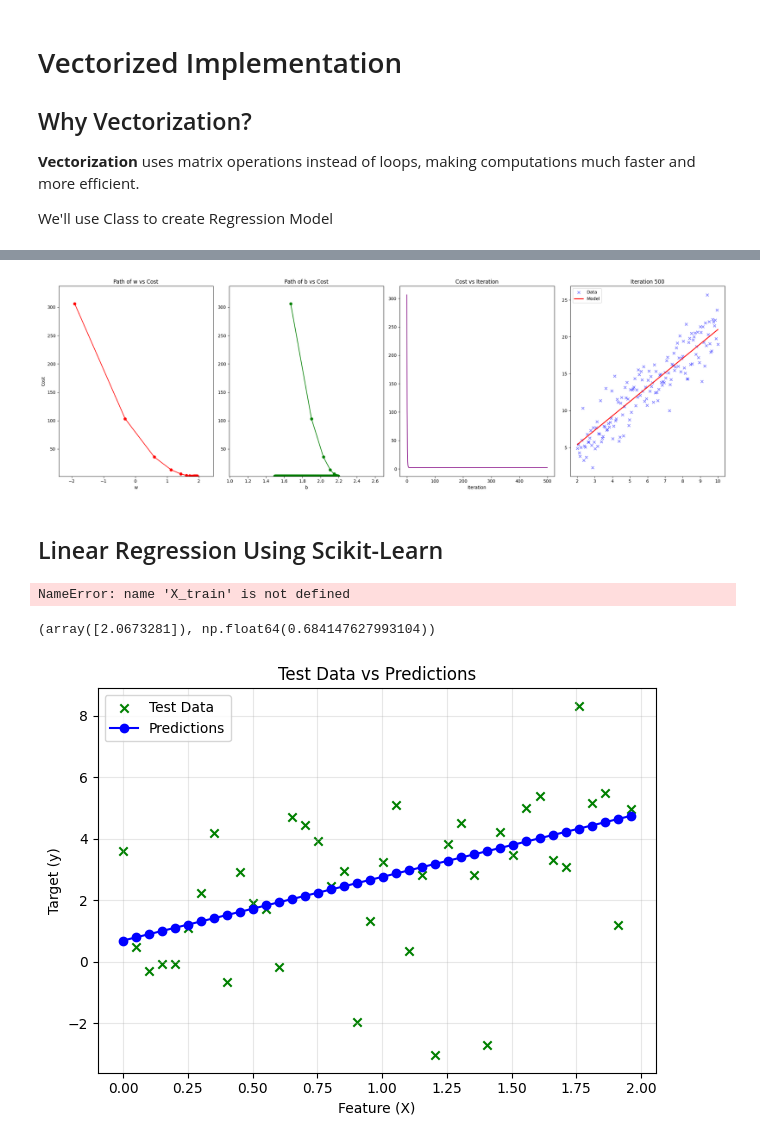
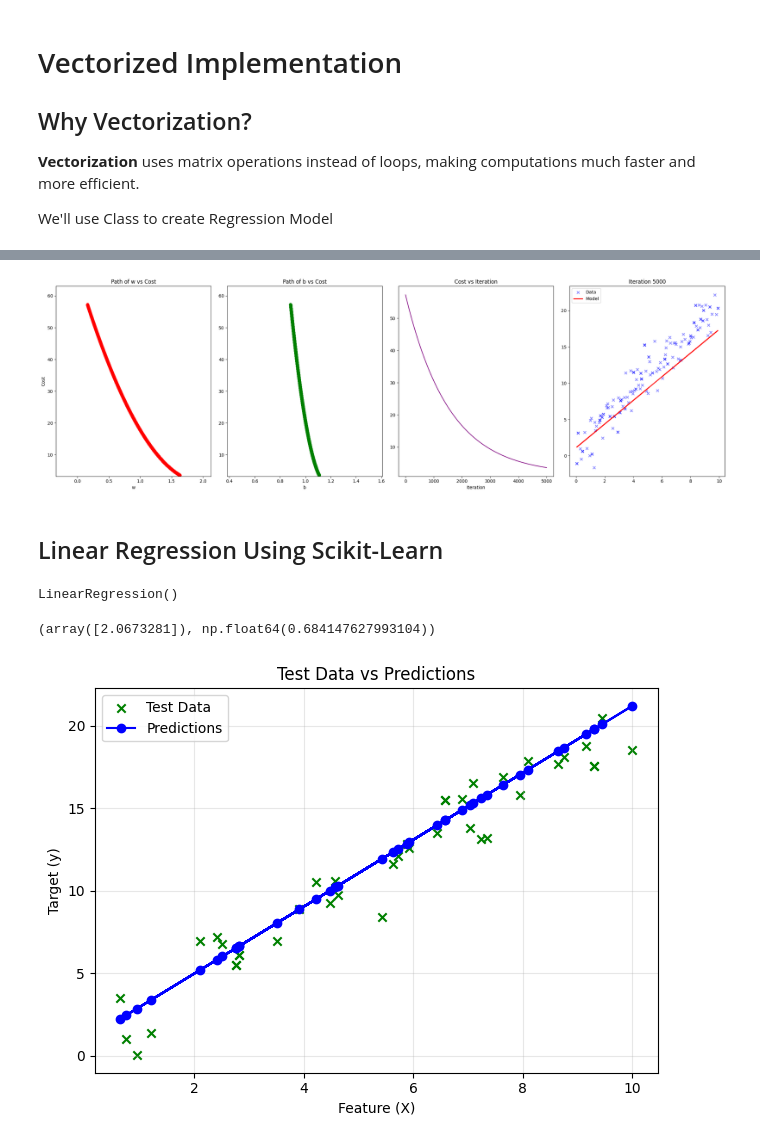
Before and after one commit to Asad-Afridi/NAVTTC-AI-Course, a Jupyter notebook: Month 02/Week 05/Notebooks/w5d1 - Univariate Linear Regression and Gradient Descent.ipynb, the cells around one changed output, grey strips where cells are left out. Saved outputs shown, nothing was run; the diff lists cells and outputs as text; code cells hidden in the pictures.

```diff
--- a/Month 02/Week 05/Notebooks/w5d1 - Univariate Linear Regression and Gradient Descent.ipynb
+++ b/Month 02/Week 05/Notebooks/w5d1 - Univariate Linear Regression and Gradient Descent.ipynb
@@ -530,6 +531,6 @@ class LinearRegression:
         return self.hypothesis(X, self.w, self.b)
 # %%
 
-model = LinearRegression(learning_rate=0.01, epochs=500, verbose=True)
+model = LinearRegression(learning_rate=0.001, epochs=500, verbose=True)
 model.fit(X_train, y_train)
 # %% [output]
@@ -634,10 +635,10 @@ class LinearRegression:
     def predict(self, X):
         return self.hypothesis(X, self.w, self.b)
 # %%
-model = LinearRegression(learning_rate=0.01, epochs=500, verbose=True)
+model = LinearRegression(learning_rate=0.00001, epochs=5000, verbose=True)
 model.fit(X_train, y_train)
 # %% [output]
-[figure, old version]
+[figure, new version]
 # %% [markdown]
 ## Linear Regression Using Scikit-Learn
 # %%
@@ -645,7 +646,7 @@ from sklearn.linear_model import LinearRegression
 model = LinearRegression()
 model.fit(X_train.reshape(-1, 1), y_train)
 # %% [output]
-NameError: name 'X_train' is not defined
+LinearRegression()
 # %%
 model.coef_, model.intercept_
 # %% [output]
@@ -663,4 +664,4 @@ plt.grid(True, alpha=0.3)
 plt.tight_layout()
 plt.show()
 # %% [output]
-[figure, old version]
+[figure, new version]
```
Also changed, not shown: parts of 17 cells of this notebook, 1 other file.
